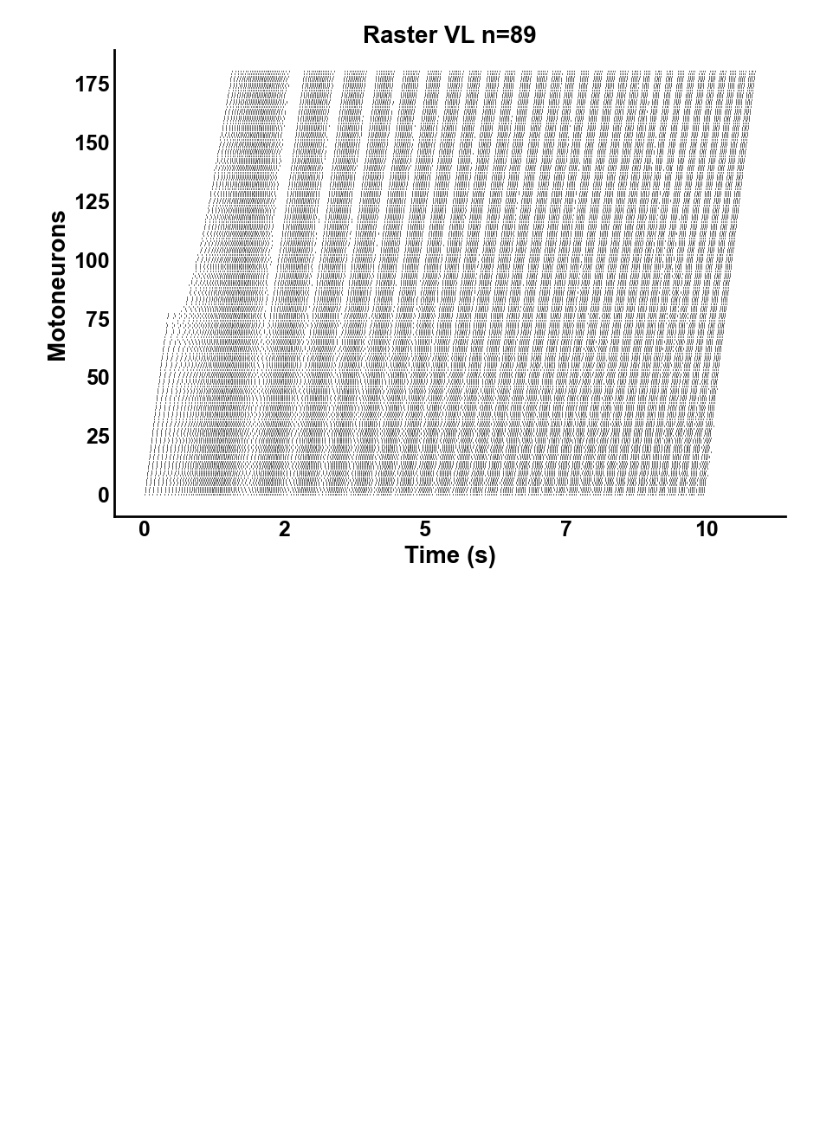
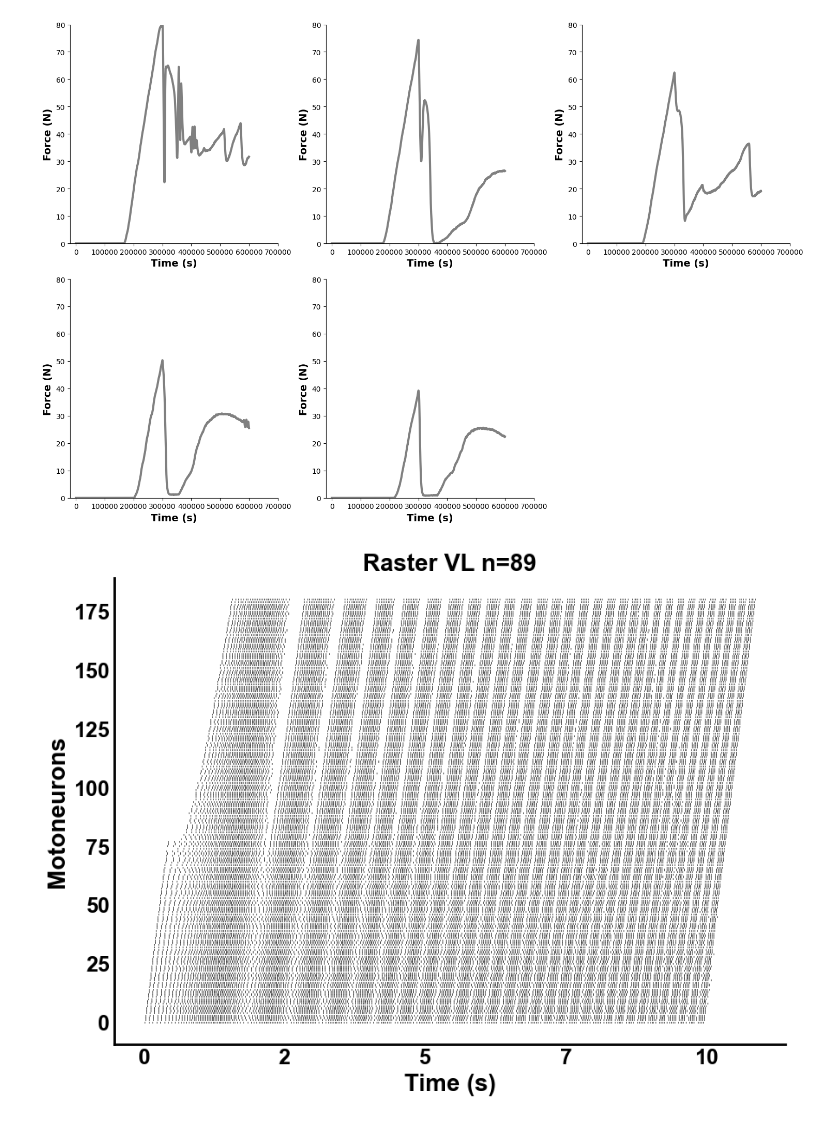
Before and after one commit to natmtc/flexible-motoneuron-control, a Jupyter notebook: Plot_figures.ipynb, the cells around one changed output. Drawn from its saved outputs; the diff is of its cells as text; code cells hidden in the pictures; blank space fills up the shorter version.

```diff
--- a/Plot_figures.ipynb
+++ b/Plot_figures.ipynb
@@ -20,6 +20,59 @@ from sklearn.svm import SVR
 from sklearn.model_selection import cross_val_score, KFold
 from matplotlib import cm
 from matplotlib.colors import Normalize
+# %%
+import h5py
+import matplotlib.pyplot as plt
+
+# List of file paths
+file_paths = [
+    "/Users/nmt121/Desktop/Repositories/Motoneuron_Model/Data_MN_Model/Data_final/analysis_learning/force_MN7087_balanced02.jld2",
+    "/Users/nmt121/Desktop/Repositories/Motoneuron_Model/Data_MN_Model/Data_final/analysis_learning/force_MN7087_balanced04.jld2",
+    "/Users/nmt121/Desktop/Repositories/Motoneuron_Model/Data_MN_Model/Data_final/analysis_learning/force_MN7087_balanced06.jld2",
+    "/Users/nmt121/Desktop/Repositories/Motoneuron_Model/Data_MN_Model/Data_final/analysis_learning/force_MN7087_balanced08.jld2",
+    "/Users/nmt121/Desktop/Repositories/Motoneuron_Model/Data_MN_Model/Data_final/analysis_learning/force_MN7087_balanced1.jld2",
+]
+
+# Create a figure with 2 rows and 3 columns
+fig, axs = plt.subplots(2, 3, figsize=(15, 10))
+
+# Flatten the axes array to make indexing easier
+axs = axs.flatten()
+
+# Iterate over file paths and plot the force data
+for i, file_path in enumerate(file_paths):  # Loop over all 5 files
+    with h5py.File(file_path, 'r') as f:
+        force = f['force'][:]
+
+    axs[i].plot(force, color='gray', label=f'Force from {file_path.split("/")[-1]}', linewidth=3)
+
+    # Remove x-ticks and y-ticks
+    # axs[i].set_xticks([])
+    # axs[i].set_yticks([])
+
+    # Set labels (if desired, these are not visible since ticks are removed, but axes label remains)
+    axs[i].set_xlabel("Time (s)", fontsize=14, fontweight='bold')
+    axs[i].set_ylabel("Force (N)", fontsize=14, fontweight='bold')
+
+    # Set x and y limits
+    axs[i].set_xlim(-20000, 700000)
+    axs[i].set_ylim(0, 80)
+
+    # Remove top and right spines
+    axs[i].spines['top'].set_visible(False)
+    axs[i].spines['right'].set_visible(False)
+
+# Remove any unused subplots if the number of files is less than 6
+for j in range(len(file_paths), len(axs)):
+    fig.delaxes(axs[j])
+
+# Adjust layout to prevent overlapping
+plt.tight_layout()
+
+plt.savefig('/Users/nmt121/Desktop/FORCEOVERDAYS.pdf', dpi=300, bbox_inches='tight')
+plt.show()
+# %% [output]
+[figure, added]
 # %%
 file_path = "/Users/nmt121/Desktop/Repositories/Motoneuron_Model/Data_MN_Model/Data_final/Spikes/DR_subject1_TAgamma1_chirp_NOPIC.mat"
 
```
Also changed, not shown: parts of 6 cells of this notebook, 2 other files.
